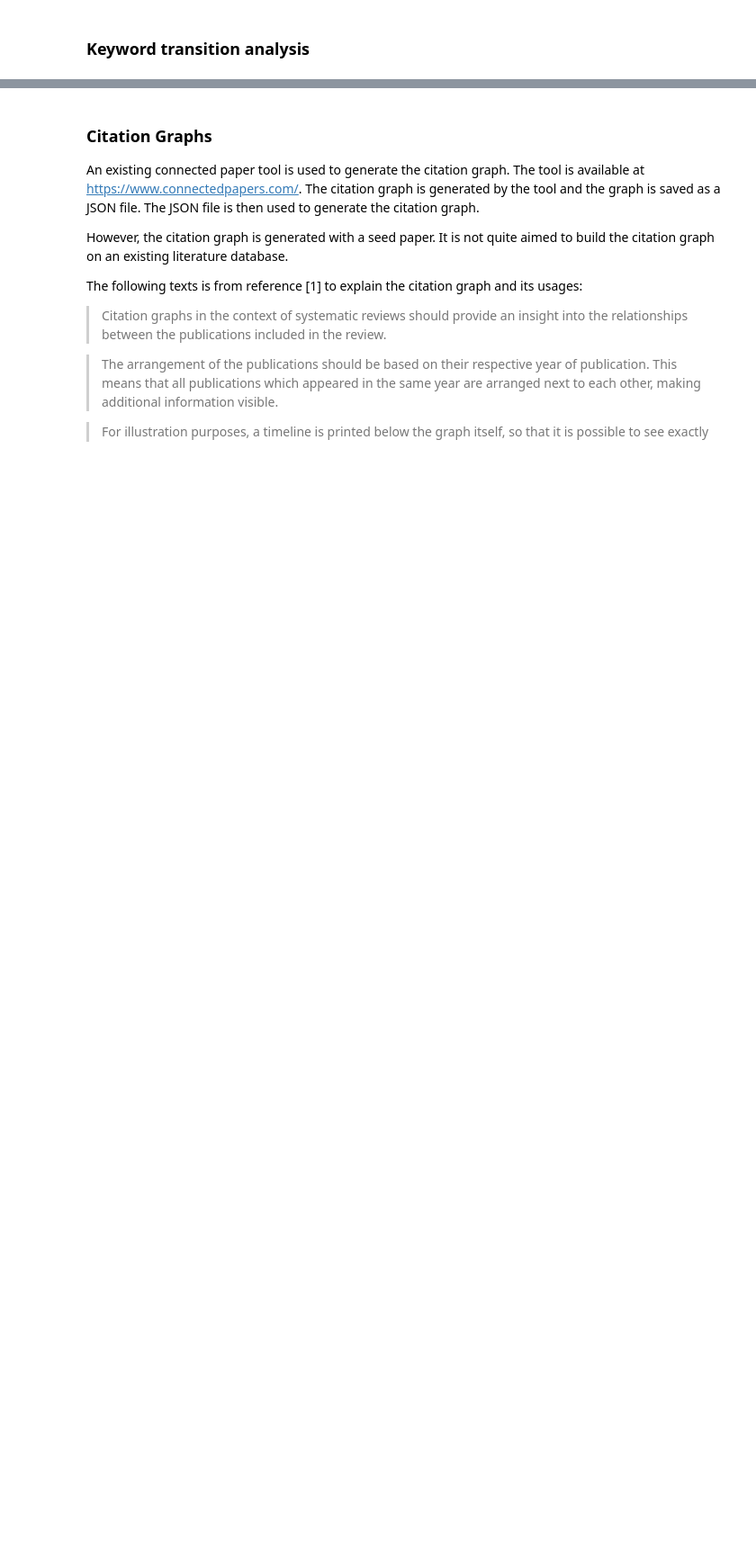
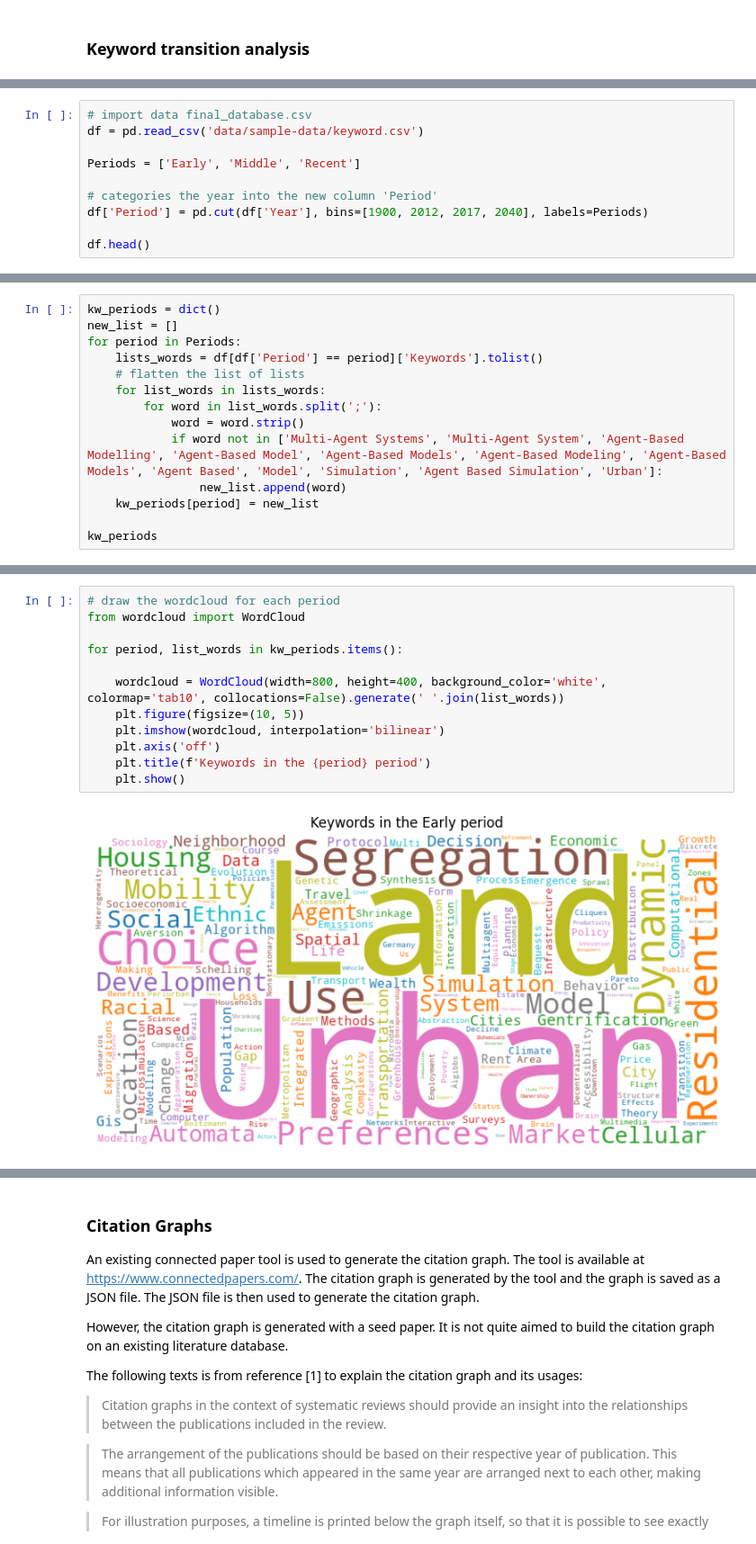
Before and after one commit to BayiLi081/slr-programming, a Jupyter notebook: process_instruction.ipynb, the cells around one changed output, grey strips where cells are left out. Shown at 90% size. Saved outputs shown, nothing was run; the diff lists cells and outputs as text; blank space fills up the shorter version.

Commit message:
update the basic year analysis and map of study area analysis

```diff
--- a/process_instruction.ipynb
+++ b/process_instruction.ipynb
@@ -225,0 +255,10 @@ map
+# %%
+# import data final_database.csv
+df = pd.read_csv('data/sample-data/keyword.csv')
+
+Periods = ['Early', 'Middle', 'Recent']
+
+# categories the year into the new column 'Period'
+df['Period'] = pd.cut(df['Year'], bins=[1900, 2012, 2017, 2040], labels=Periods)
+
+df.head()
@@ -225,0 +272,14 @@ map
+# %%
+kw_periods = dict()
+new_list = []
+for period in Periods:
+    lists_words = df[df['Period'] == period]['Keywords'].tolist()
+    # flatten the list of lists
+    for list_words in lists_words:
+        for word in list_words.split(';'):
+            word = word.strip()
+            if word not in ['Multi-Agent Systems', 'Multi-Agent System', 'Agent-Based Modelling', 'Agent-Based Model', 'Agent-Based Models', 'Agent-Based Modeling', 'Agent-Based Models', 'Agent Based', 'Model', 'Simulation', 'Agent Based Simulation', 'Urban']:
+                new_list.append(word)
+    kw_periods[period] = new_list
+
+kw_periods
@@ -225,0 +304,14 @@ map
+# %%
+# draw the wordcloud for each period
+from wordcloud import WordCloud
+
+for period, list_words in kw_periods.items():
+
+    wordcloud = WordCloud(width=800, height=400, background_color='white', colormap='tab10', collocations=False).generate(' '.join(list_words))
+    plt.figure(figsize=(10, 5))
+    plt.imshow(wordcloud, interpolation='bilinear')
+    plt.axis('off')
+    plt.title(f'Keywords in the {period} period')
+    plt.show()
+# %% [output]
+[figure, added]
```
Also changed, not shown: parts of 8 cells of this notebook, 1 other file.
